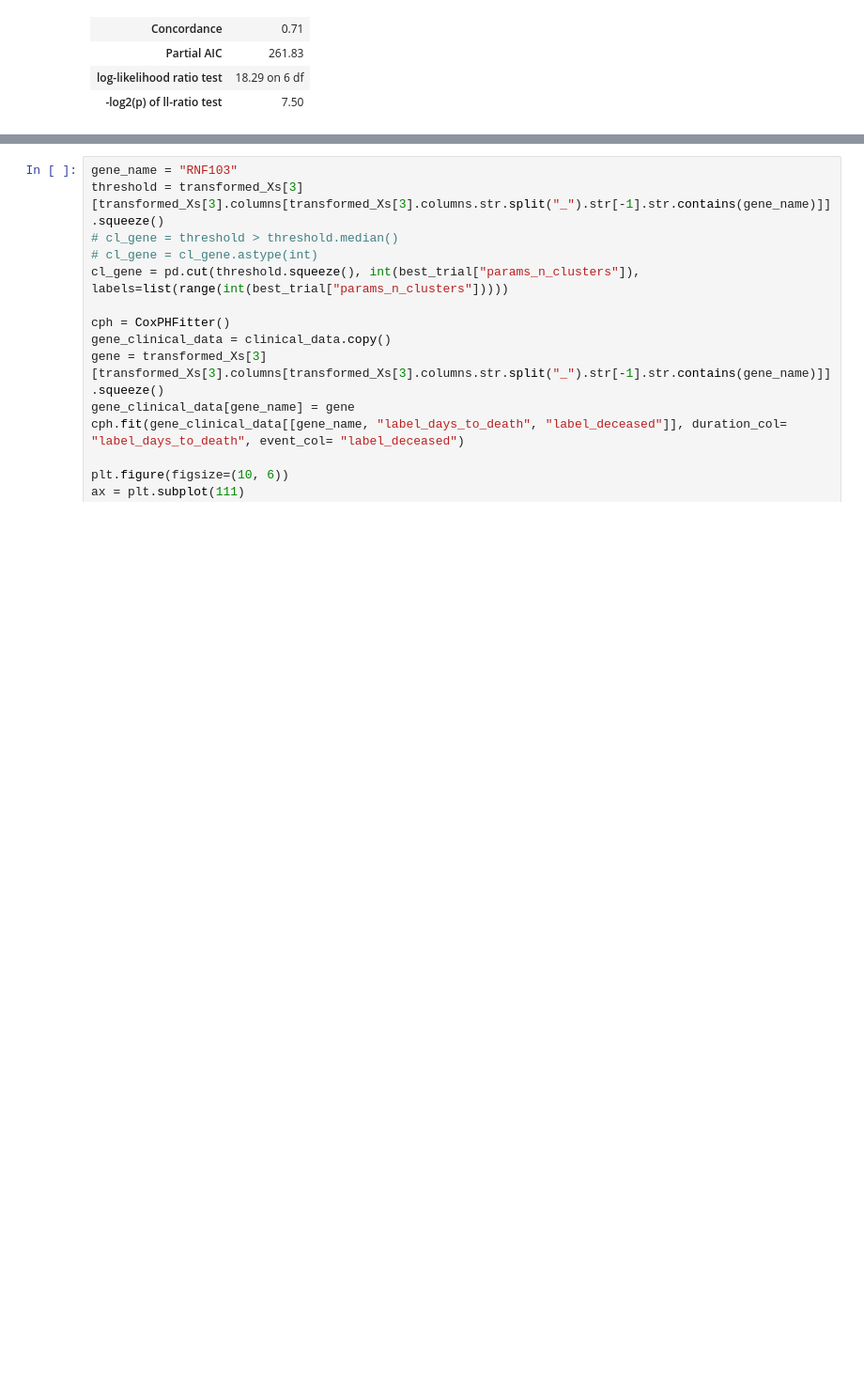
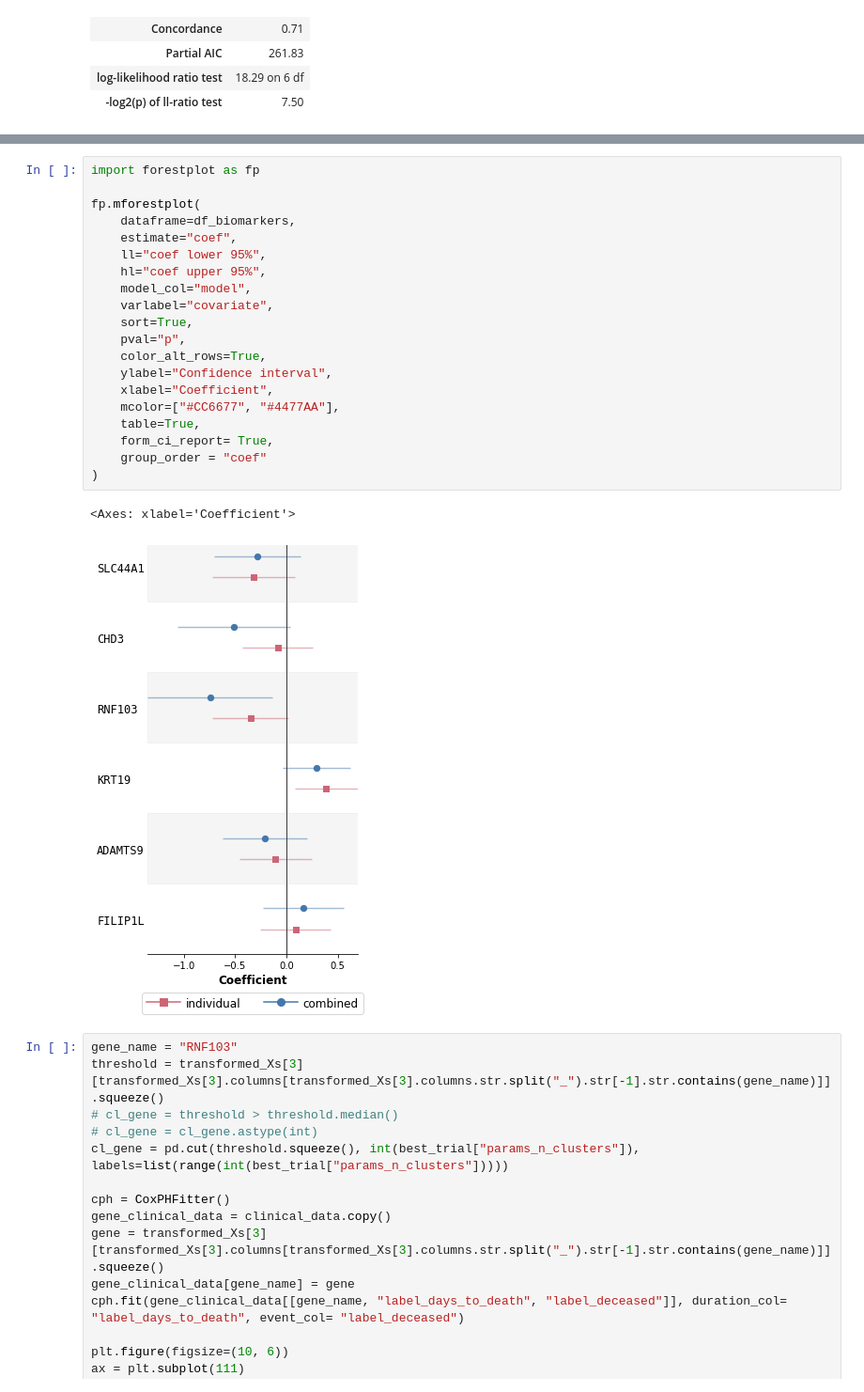
Before and after one commit to albertolzs/edc_mo_pdac_val, a Jupyter notebook: src/visualization.ipynb, the cells around one changed output, grey strips where cells are left out. Shown at 94% size. Cells and saved outputs as stored; diff of their text form; blank space fills up the shorter version.

```diff
--- a/src/visualization.ipynb
+++ b/src/visualization.ipynb
@@ -411,3 +559,26 @@ cph.fit(gene_clinical_data[list_of_genes + ["label_days_to_death", "label_deceas
+# %%
+import forestplot as fp
+
+fp.mforestplot(
+    dataframe=df_biomarkers,
+    estimate="coef",
+    ll="coef lower 95%",
+    hl="coef upper 95%",
+    model_col="model",
+    varlabel="covariate",
+    sort=True,
+    pval="p",
+    color_alt_rows=True,
+    ylabel="Confidence interval",
+    xlabel="Coefficient",
+    mcolor=["#CC6677", "#4477AA"],
+    table=True,
+    form_ci_report= True,
+    group_order = "coef"
+)
+# %% [output]
+<Axes: xlabel='Coefficient'>
+[figure, added]
 # %%
 gene_name = "RNF103"
 threshold = transformed_Xs[3][transformed_Xs[3].columns[transformed_Xs[3].columns.str.split("_").str[-1].str.contains(gene_name)]].squeeze()
```
Also changed, not shown: parts of 6 cells of this notebook.
